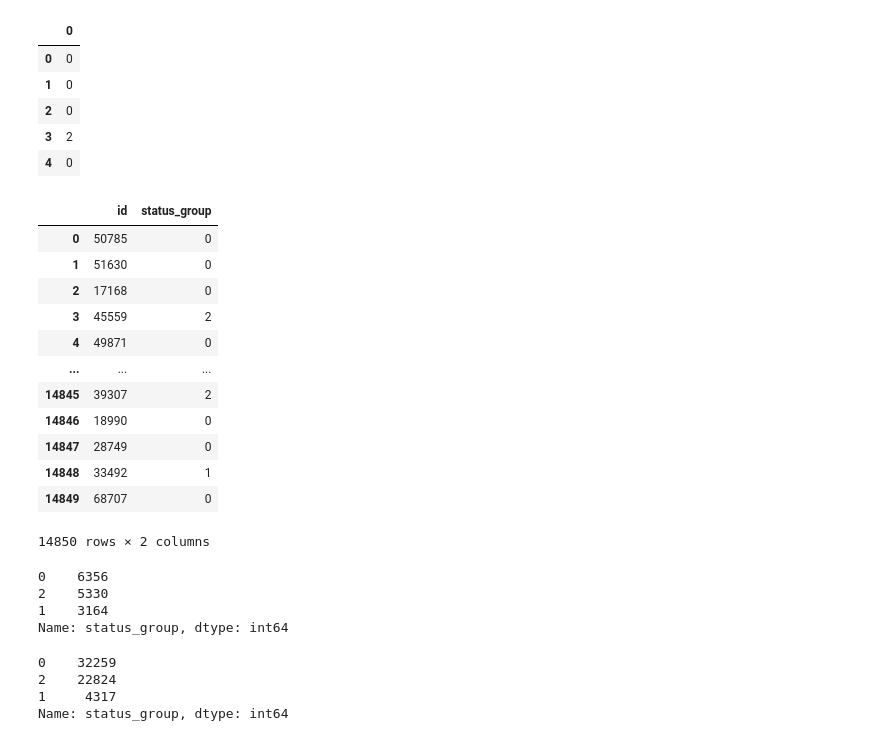
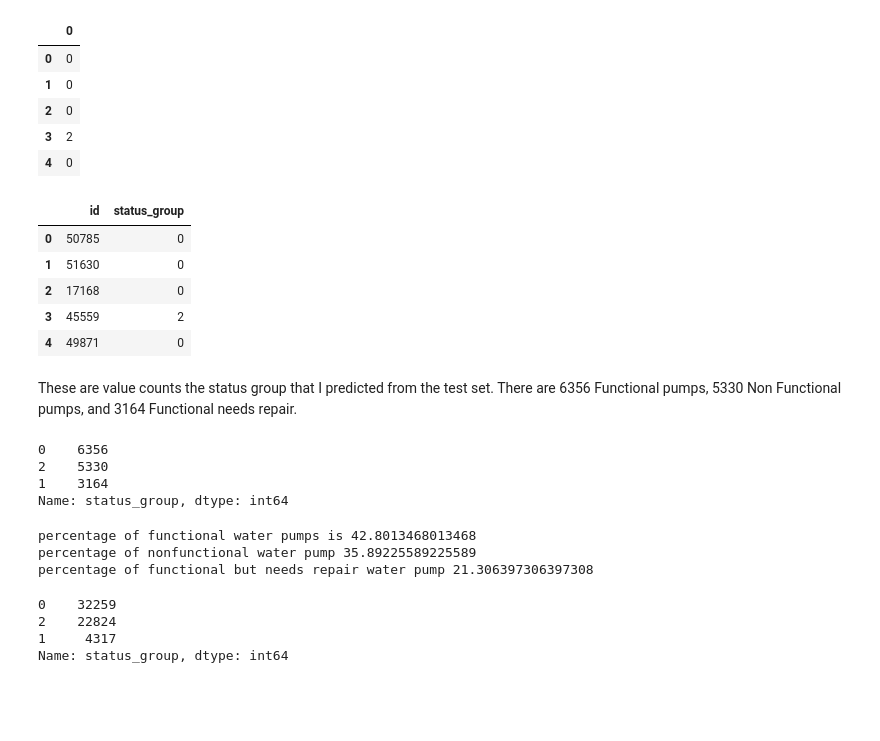
Before and after one commit to emilia329/PumpIt, a Jupyter notebook: Modeling.ipynb, the cells around one changed output. Drawn from its saved outputs; the diff is of its cells as text; code cells hidden in the pictures; blank space fills up the shorter version.

Commit message:
percentage of water pumps

```diff
--- a/Modeling.ipynb
+++ b/Modeling.ipynb
@@ -314,23 +314,18 @@ predsknn.head()
 # %%
 predictionknn = pd.concat((test['id'], predsknn), axis=1)
 # %%
-predictionknn
+predictionknn.head()
 # %% [output]
 |  | id | status_group |
 | 0 | 50785 | 0 |
 | 1 | 51630 | 0 |
 | 2 | 17168 | 0 |
 | 3 | 45559 | 2 |
 | 4 | 49871 | 0 |
-| ... | ... | ... |
-| 14845 | 39307 | 2 |
-| 14846 | 18990 | 0 |
-| 14847 | 28749 | 0 |
-| 14848 | 33492 | 1 |
-| 14849 | 68707 | 0 |
-14850 rows × 2 columns
 # %%
 predictionknn.columns=['id', 'status_group']
+# %% [markdown]
+These are value counts the status group that I predicted from the test set. There are 6356 Functional pumps, 5330 Non Functional pumps, and 3164 Functional needs repair.
 # %%
 predictionknn['status_group'].value_counts()
 # %% [output]
@@ -338,6 +333,20 @@ predictionknn['status_group'].value_counts()
 2    5330
 1    3164
 Name: status_group, dtype: int64
+# %%
+functional = len(predictionknn[predictionknn['status_group']==0])
+nonfunctional = len(predictionknn[predictionknn['status_group']==2])
+needsrepair = len(predictionknn[predictionknn['status_group']==1])
+pct_functional= functional/(functional+nonfunctional+needsrepair)
+pct_nonfunctional = nonfunctional/(functional+nonfunctional+needsrepair)
+pct_needsrepair = needsrepair/(functional+nonfunctional+needsrepair)
+print("percentage of functional water pumps is", pct_functional*100)
+print("percentage of nonfunctional water pump", pct_nonfunctional*100)
+print("percentage of functional but needs repair water pump", pct_needsrepair*100)
+# %% [output]
+percentage of functional water pumps is 42.8013468013468
+percentage of nonfunctional water pump 35.89225589225589
+percentage of functional but needs repair water pump 21.306397306397308
 # %%
 train['status_group'].value_counts()
 # %% [output]
```
